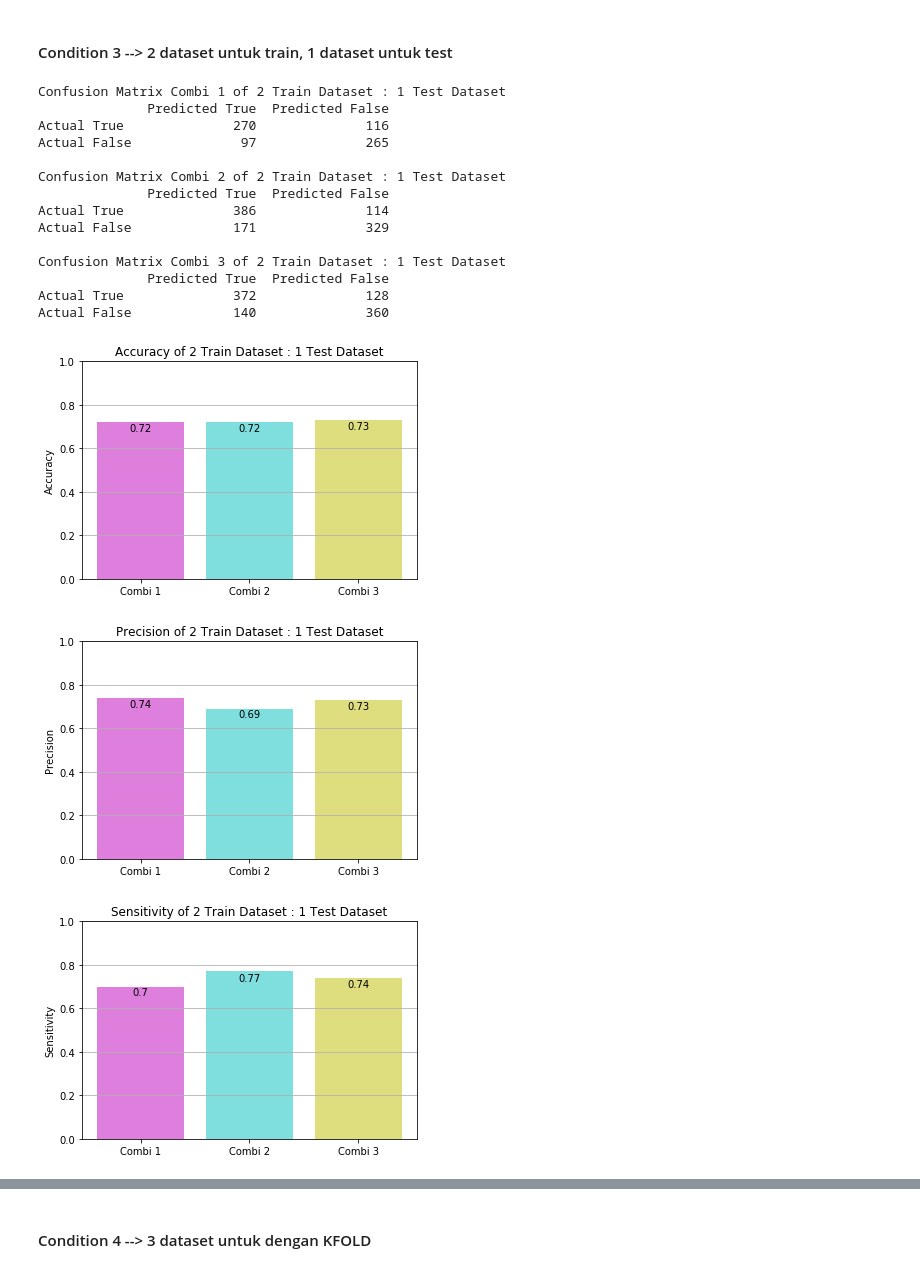
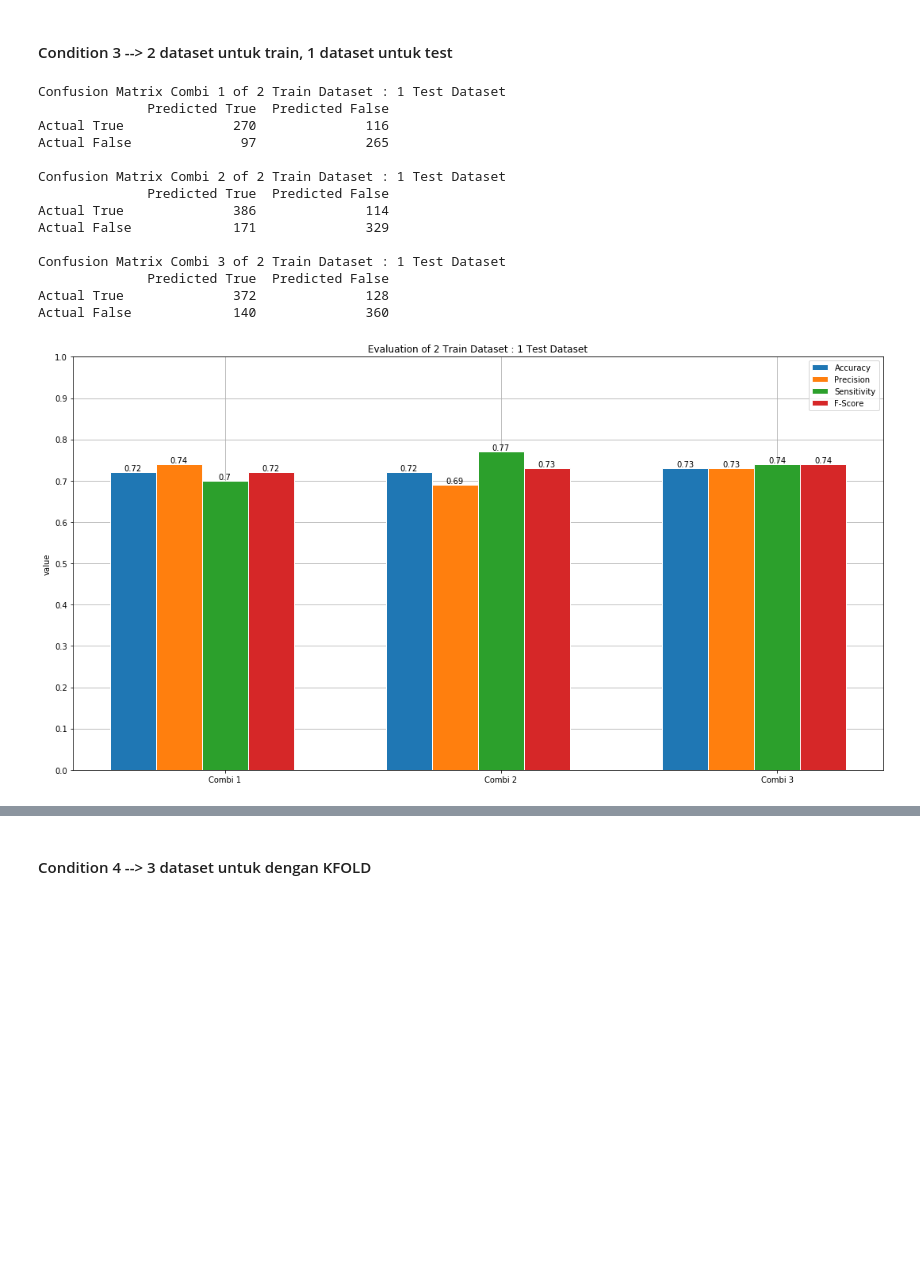
Before and after one commit to thomaswb12/Naive-Bayes-Sentiment-Analysis, a Jupyter notebook: naive_bayes.ipynb, the cells around one changed output, grey strips where cells are left out. Cells and saved outputs as stored; diff of their text form; code cells hidden in the pictures; blank space fills up the shorter version.

```diff
--- a/naive_bayes.ipynb
+++ b/naive_bayes.ipynb
@@ -201,9 +290,8 @@ precision_list = []
 sensitivity_list = []
 fscore_list = []
 materials = ['Combi ' + str(i+1) for i in range(len(list_combination))]
-i = 0
+i = 1
 for comb in list_combination:
-    i+=1
     classifier = naivebayes.NaiveBayesClassifier.train(data[comb[0]][['feature','sentiment']].values)
     predicted = classifier.classify_many(data[comb[1]]['feature'].values)
     accuracy_list.append(round(accuracy_score(data[comb[1]]['sentiment'].values, predicted), 2))
@@ -212,12 +300,15 @@ for comb in list_combination:
     fscore_list.append(round(f1_score(data[comb[1]]['sentiment'].values, predicted), 2))
     tn, fp, fn, tp = confusion_matrix(data[comb[1]]['sentiment'].values, predicted).ravel()
     create_confusion_matrix(tn, fp, fn, tp, ("Combi " + str(i) + " of 1 Train Dataset : 1 Test Dataset"))
+    i+=1
 
 # create bar chart for 1 train dataset : 1 test dataset
-create_bar_chart(accuracy_list, materials, 'Accuracy', 'Accuracy of 1 Train Dataset : 1 Test Dataset')
-create_bar_chart(precision_list, materials, 'Precision', 'Precision of 1 Train Dataset : 1 Test Dataset')
-create_bar_chart(sensitivity_list, materials, 'Sensitivity', 'Sensitivity of 1 Train Dataset : 1 Test Dataset')
-create_bar_chart(fscore_list, materials, 'F-Score', 'F-Score of 1 Train Dataset : 1 Test Dataset')
+performance=[]
+performance.append(accuracy_list)
+performance.append(precision_list)
+performance.append(sensitivity_list)
+performance.append(fscore_list)
+create_group_bar_chart([i for i in materials], performance, ['Accuracy', 'Precision', 'Sensitivity', 'F-Score'], 'Evaluation of 1 Train Dataset : 1 Test Dataset')
 # %% [output]
 Confusion Matrix Combi 1 of 1 Train Dataset : 1 Test Dataset
               Predicted True  Predicted False
@@ -251,37 +339,37 @@ sensitivity_list = []
 fscore_list = []
 materials = ['Combi ' + str(i+1) for i in range(len(list_index))]
 i=0
 for train, test in loo.split(list_index):
     i+=1
     classifier = naivebayes.NaiveBayesClassifier.train(np.concatenate((data[train[0]][['feature','sentiment']].values,data[train[1]][['feature','sentiment']].values)))
     predicted = classifier.classify_many(data[test[0]]['feature'].values)
     accuracy_list.append(round(accuracy_score(data[test[0]]['sentiment'].values, predicted), 2))
     precision_list.append(round(precision_score(data[test[0]]['sentiment'].values, predicted), 2))
     sensitivity_list.append(round(recall_score(data[test[0]]['sentiment'].values, predicted), 2))
     fscore_list.append(round(f1_score(data[test[0]]['sentiment'].values, predicted), 2))
     tn, fp, fn, tp = confusion_matrix(data[test[0]]['sentiment'].values, predicted).ravel()
     create_confusion_matrix(tn, fp, fn, tp, ("Combi " + str(i) + " of 2 Train Dataset : 1 Test Dataset"))
 
 # create bar chart for 2 train dataset : 1 test dataset
-create_bar_chart(accuracy_list, materials, 'Accuracy', 'Accuracy of 2 Train Dataset : 1 Test Dataset')
-create_bar_chart(precision_list, materials, 'Precision', 'Precision of 2 Train Dataset : 1 Test Dataset')
-create_bar_chart(sensitivity_list, materials, 'Sensitivity', 'Sensitivity of 2 Train Dataset : 1 Test Dataset')
-create_bar_chart(fscore_list, materials, 'F-Score', 'F-Score of 2 Train Dataset : 1 Test Dataset')
+performance=[]
+performance.append(accuracy_list)
+performance.append(precision_list)
+performance.append(sensitivity_list)
+performance.append(fscore_list)
+create_group_bar_chart([i for i in materials], performance, ['Accuracy', 'Precision', 'Sensitivity', 'F-Score'], 'Evaluation of 2 Train Dataset : 1 Test Dataset')
 # %% [output]
 Confusion Matrix Combi 1 of 2 Train Dataset : 1 Test Dataset
               Predicted True  Predicted False
 Actual True              270              116
 Actual False              97              265
 
 Confusion Matrix Combi 2 of 2 Train Dataset : 1 Test Dataset
               Predicted True  Predicted False
 Actual True              386              114
 Actual False             171              329
 
 Confusion Matrix Combi 3 of 2 Train Dataset : 1 Test Dataset
               Predicted True  Predicted False
 Actual True              372              128
 Actual False             140              360
-[figure, old version]
+[figure, new version]
-[figure, removed]
-[figure, removed]
```
Also changed, not shown: parts of 6 cells of this notebook.
